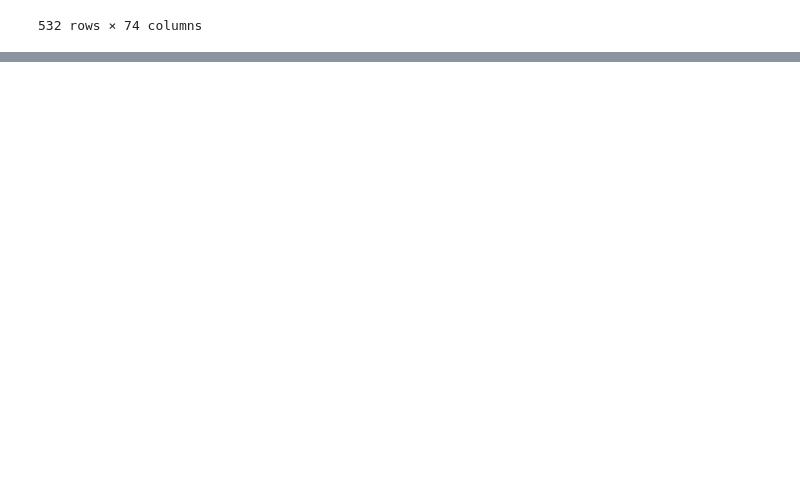
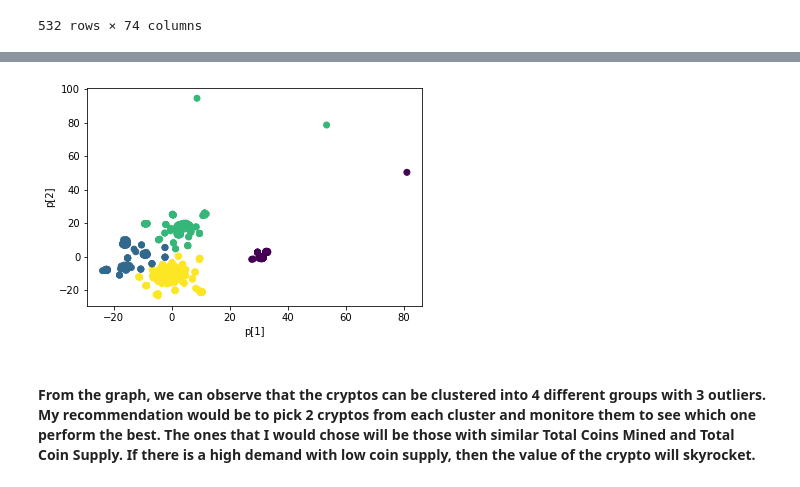
Before and after one commit to Rlizaran/Unsupervised-ML, a Jupyter notebook: Unsupervised_ML.ipynb, the cells around one changed output, grey strips where cells are left out. Drawn from its saved outputs; the diff is of its cells as text; code cells hidden in the pictures; blank space fills up the shorter version.

```diff
--- a/Unsupervised_ML.ipynb
+++ b/Unsupervised_ML.ipynb
@@ -98,0 +167,18 @@ pca_df
+# %%
+def get_clusters(k, data):
+    # Initialize the K-Means model
+    model = KMeans(n_clusters=k, random_state=0)
+
+    # Train the model
+    model.fit(data)
+
+    # Predict clusters
+    predictions = model.predict(data)
+
+    # Create return DataFrame with predicted clusters
+    data["class"] = model.labels_
+
+    return data
+# %%
+clusters = get_clusters(4, tsne_df)
+clusters
@@ -98,0 +199,12 @@ pca_df
+# %%
+def show_clusters(df):
+    plt.scatter(df['Principal Component 1'], df['Principal Component 2'], c=df['class'])
+    plt.xlabel('p[1]')
+    plt.ylabel('p[2]')
+    plt.show()
+# %%
+show_clusters(clusters)
+# %% [output]
+[figure, added]
+# %% [markdown]
+#### From the graph, we can observe that the cryptos can be clustered into 4 different groups with 3 outliers. My recommendation would be to pick 2 cryptos from each cluster and monitore them to see which one perform the best. The ones that I would chose will be those with similar Total Coins Mined and Total Coin Supply. If there is a high demand with low coin supply, then the value of the crypto will skyrocket.
```
Also changed, not shown: parts of 9 cells of this notebook.
